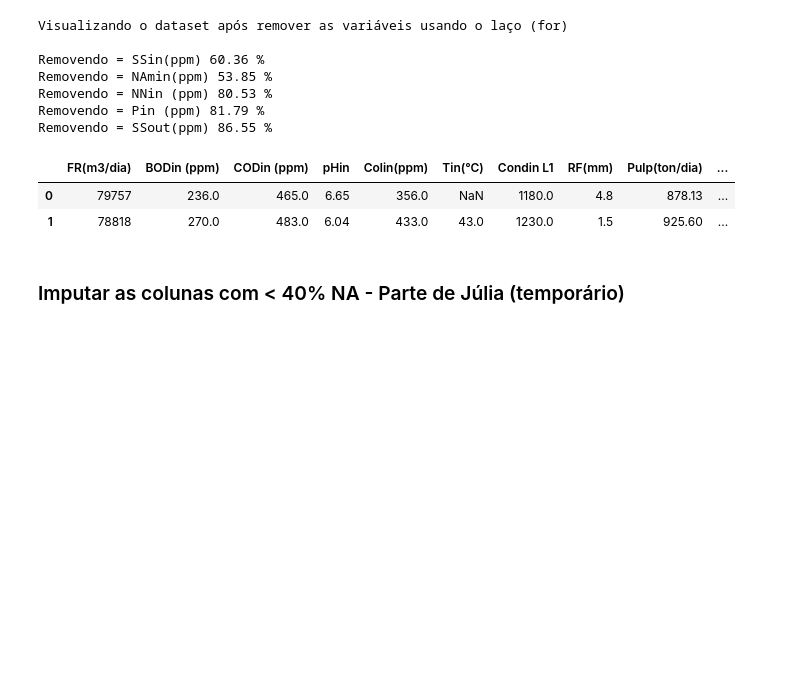
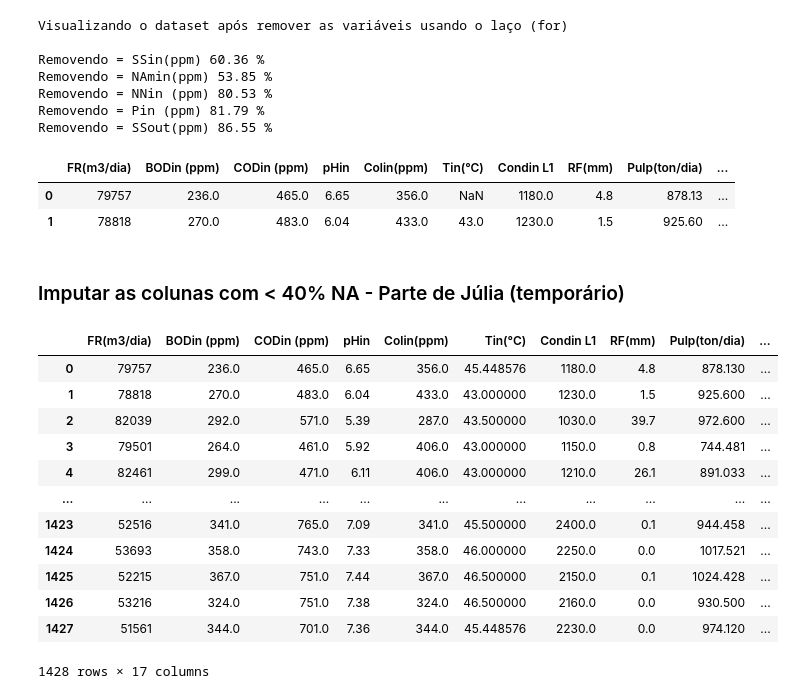
Before and after one commit to ufbagamma/pygamma, a Jupyter notebook: MainCode_PyGamma.ipynb, the cells around one changed output. Drawn from its saved outputs; the diff is of its cells as text; code cells hidden in the pictures; blank space fills up the shorter version.

```diff
--- a/MainCode_PyGamma.ipynb
+++ b/MainCode_PyGamma.ipynb
@@ -172,4 +172,19 @@ Removendo = SSout(ppm) 86.55 %
 # %% [markdown]
 ### Imputar as colunas com < 40% NA - Parte de Júlia (temporário)
 # %%
-dt_tot = dt_tot.fillna(dt_tot.mean()) #interpolate
+dt_tot = dt_tot.fillna(dt_tot.mean(numeric_only=True)) #interpolate
+display(dt_tot)
+# %% [output]
+|  | FR(m3/dia) | BODin (ppm) | CODin (ppm) | pHin | Colin(ppm) | Tin(°C) | Condin L1 | RF(mm) | Pulp(ton/dia) | ... |
+| 0 | 79757 | 236.0 | 465.0 | 6.65 | 356.0 | 45.448576 | 1180.0 | 4.8 | 878.130 | ... |
+| 1 | 78818 | 270.0 | 483.0 | 6.04 | 433.0 | 43.000000 | 1230.0 | 1.5 | 925.600 | ... |
+| 2 | 82039 | 292.0 | 571.0 | 5.39 | 287.0 | 43.500000 | 1030.0 | 39.7 | 972.600 | ... |
+| 3 | 79501 | 264.0 | 461.0 | 5.92 | 406.0 | 43.000000 | 1150.0 | 0.8 | 744.481 | ... |
+| 4 | 82461 | 299.0 | 471.0 | 6.11 | 406.0 | 43.000000 | 1210.0 | 26.1 | 891.033 | ... |
+| ... | ... | ... | ... | ... | ... | ... | ... | ... | ... | ... |
+| 1423 | 52516 | 341.0 | 765.0 | 7.09 | 341.0 | 45.500000 | 2400.0 | 0.1 | 944.458 | ... |
+| 1424 | 53693 | 358.0 | 743.0 | 7.33 | 358.0 | 46.000000 | 2250.0 | 0.0 | 1017.521 | ... |
+| 1425 | 52215 | 367.0 | 751.0 | 7.44 | 367.0 | 46.500000 | 2150.0 | 0.1 | 1024.428 | ... |
+| 1426 | 53216 | 324.0 | 751.0 | 7.38 | 324.0 | 46.500000 | 2160.0 | 0.0 | 930.500 | ... |
+| 1427 | 51561 | 344.0 | 701.0 | 7.36 | 344.0 | 45.448576 | 2230.0 | 0.0 | 974.120 | ... |
+1428 rows × 17 columns
```
